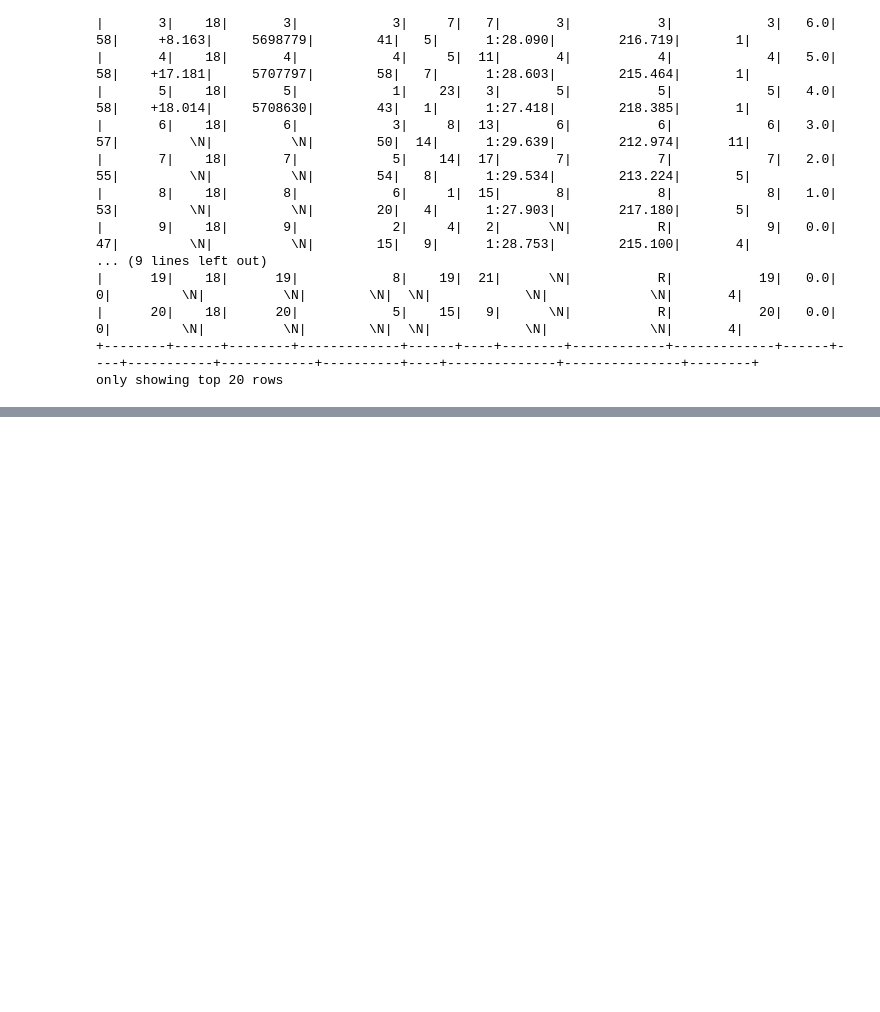
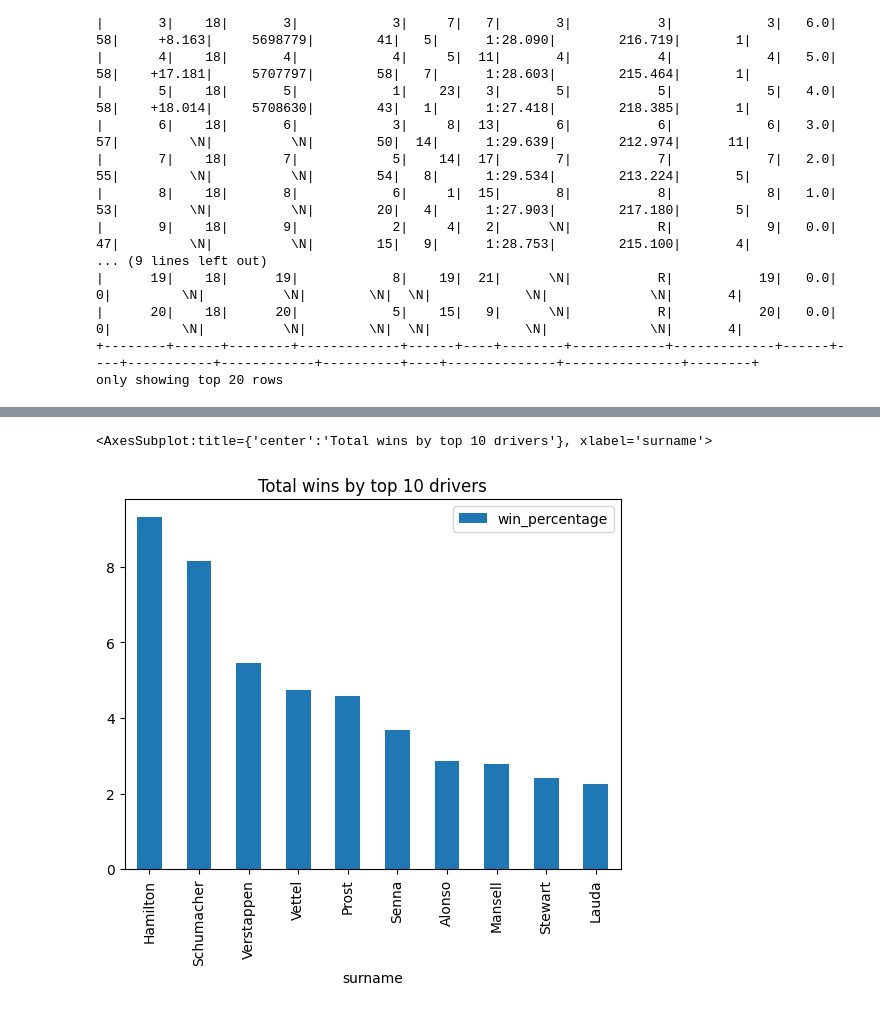
Before and after one commit to umanggarg754/pyspark-f1-racing, a Jupyter notebook: f1_racing.ipynb, the cells around one changed output, grey strips where cells are left out. Cells and saved outputs as stored; diff of their text form; code cells hidden in the pictures; blank space fills up the shorter version.

```diff
--- a/f1_racing.ipynb
+++ b/f1_racing.ipynb
@@ -174,0 +329,6 @@ only showing top 20 rows
+# %%
+# total win % by each driver
+total_wins = spark.sql("select count(*) as total_wins,driverId from results where positionOrder=1 group by driverId order by total_wins desc")
+total_wins.createOrReplaceTempView("total_wins")
+total_wins_with_names = spark.sql("select d.forename,d.surname,d.driverId,total_wins from drivers d join total_wins tw on d.driverId=tw.driverId order by total_wins desc")
+total_wins_with_names.show()
@@ -174,0 +357,10 @@ only showing top 20 rows
+# %%
+@udf (FloatType())
+def calculate_win_percentage(wins,total_wins):
+    return (wins/total_wins)*100
+# %%
+total_wins_with_names = total_wins_with_names.withColumn("win_percentage",calculate_win_percentage(col("total_wins"),sum(col("total_wins")).over(Window.partitionBy())))
+# %%
+# plot win percentage with top 10 names on a plot
+total_wins_with_names.limit(10).toPandas().plot(kind='bar',x='surname',y='win_percentage',title='Total wins by top 10 drivers')
+# %% [output]
@@ -174,0 +378,2 @@ only showing top 20 rows
+<AxesSubplot:title={'center':'Total wins by top 10 drivers'}, xlabel='surname'>
+[figure, added]
```
Also changed, not shown: parts of 18 cells of this notebook.
